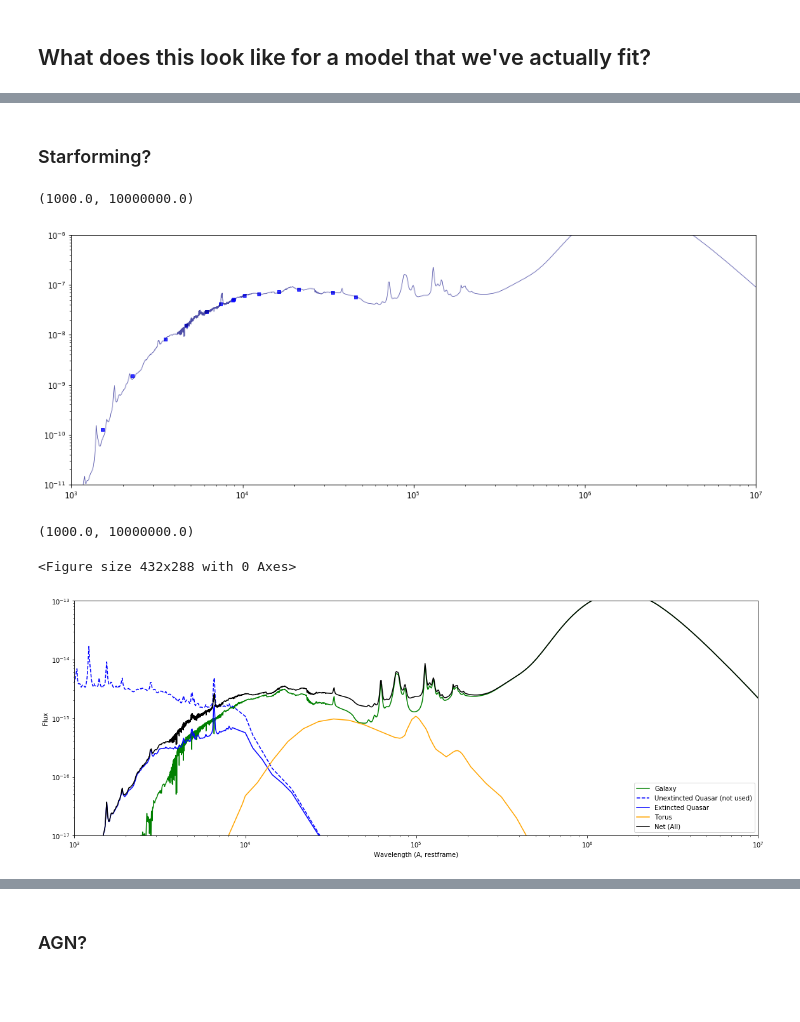
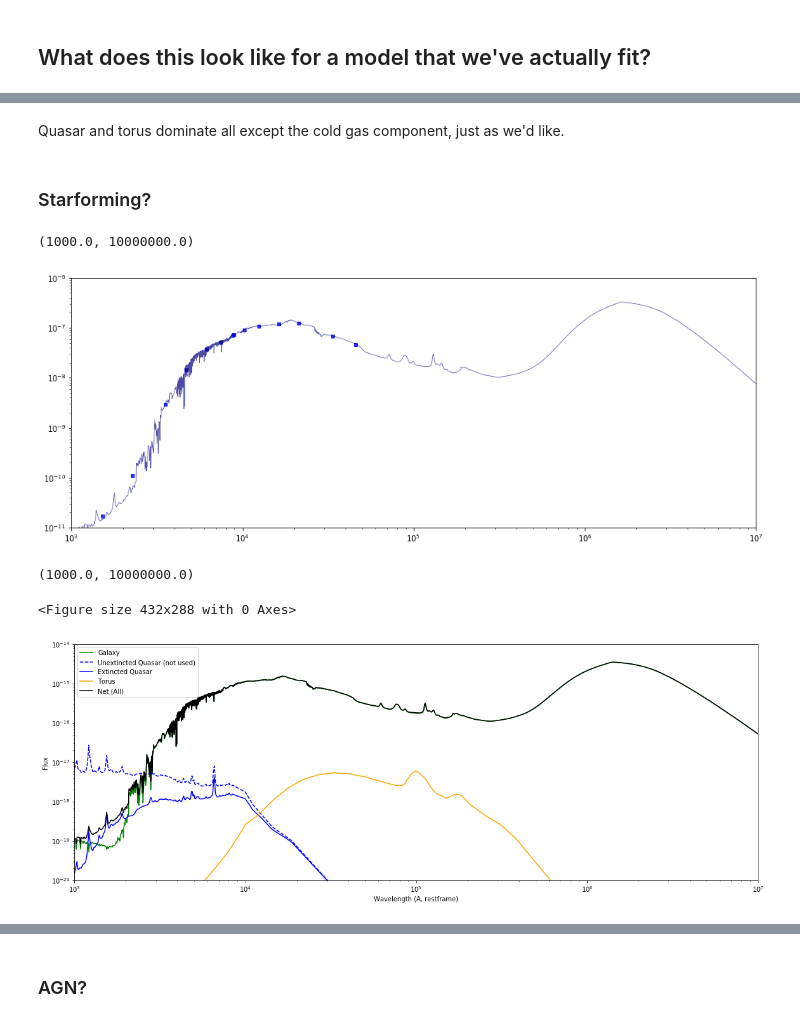
Before and after one commit to mwalmsley/agnfinder, a Jupyter notebook: notebooks/check_inference_on_synthetic_obs.ipynb, the cells around one changed output, grey strips where cells are left out. Cells and saved outputs as stored; diff of their text form; code cells hidden in the pictures; blank space fills up the shorter version.

```diff
--- a/notebooks/check_inference_on_synthetic_obs.ipynb
+++ b/notebooks/check_inference_on_synthetic_obs.ipynb
@@ -225,7 +227,9 @@ plt.xlim([1e3, 1e7])
+# %% [markdown]
+Quasar and torus dominate all except the cold gas component, just as we'd like.
 # %% [markdown]
 ### Starforming?
 # %%
-samples_loc = '/home/mike/repos/agnfinder/results/qso_fixed_inclination_bigger_agn/starforming_bigger_agn_mass_fixed_inclination_1_1564532767_multinest_samples.h5py'
+samples_loc = '/home/mike/repos/agnfinder/results/mixed_wide_loguniform_priors_fixed_inclination/starforming_loguniform_mass_0_1564679182_multinest_samples.h5py'
 assert os.path.isfile(samples_loc)
 fit_theta = load_theta_from_samples(samples_loc)
 dict(zip(model.free_params, fit_theta))
@@ -237,12 +241,12 @@ ax.set_ylim([1e-11, 1e-6])
 ax.set_xlim([1e3, 1e7])
 # %% [output]
 (1000.0, 10000000.0)
-[figure, old version]
+[figure, new version]
 # %%
 plot_components(observer_wavelengths, sps)
-plt.ylim([1e-17, 1e-13])
+plt.ylim([1e-20, 1e-14])
 plt.xlim([1e3, 1e7])
 # %% [output]
 (1000.0, 10000000.0)
 <Figure size 432x288 with 0 Axes>
-[figure, old version]
+[figure, new version]
```
Also changed, not shown: parts of 11 cells of this notebook, 1 other file.
